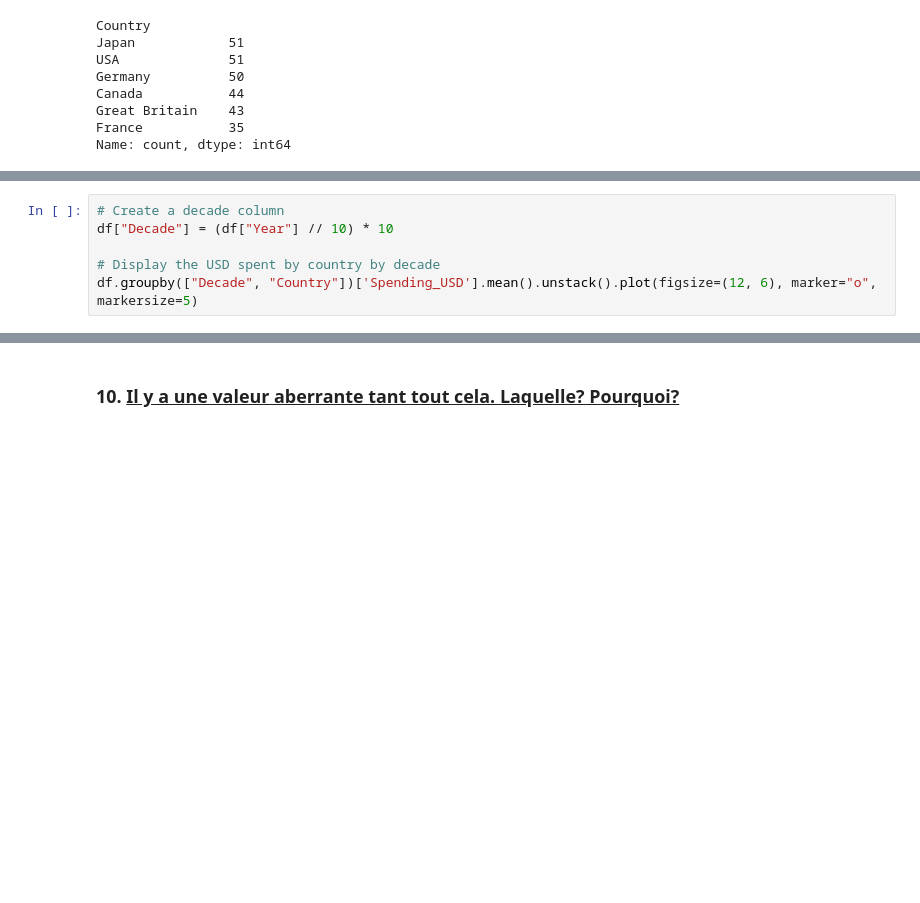
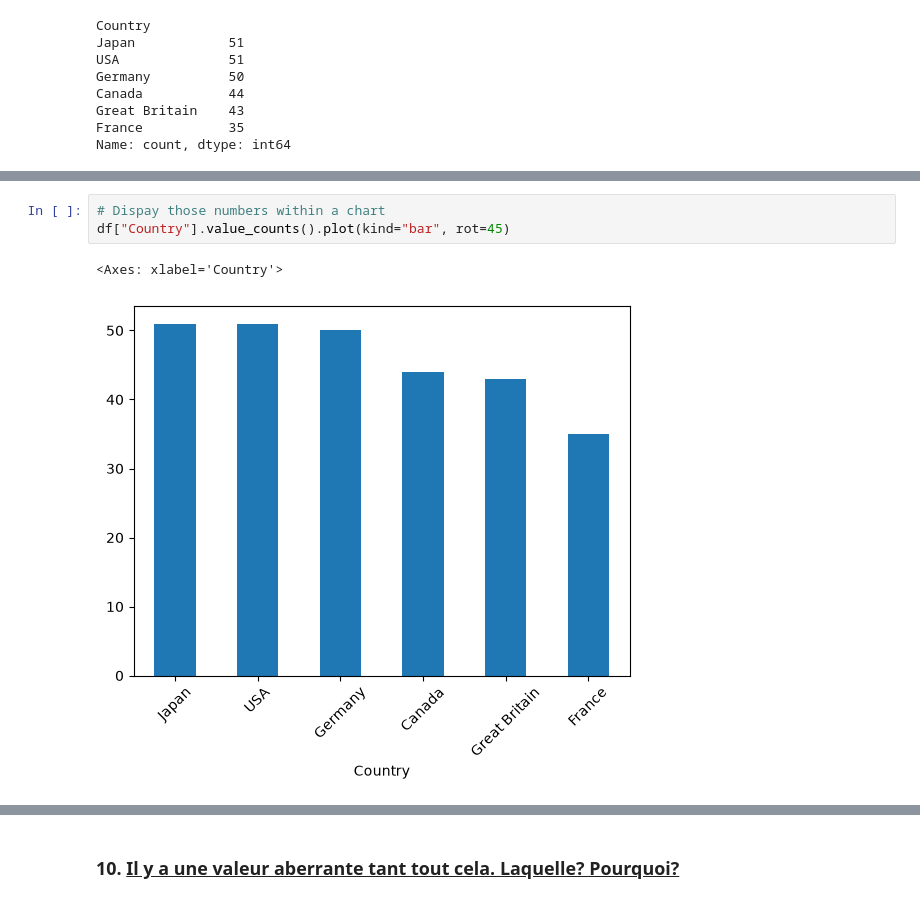
Before and after one commit to JDVegas/AI-Practical_ML-PRO, a Jupyter notebook: 01_Pilier_de_lIA/Methodologie_IA/1_BA-BA_Analyse_de_donnees/1_MEPratique_Exo1_Correction.ipynb, the cells around one changed output, grey strips where cells are left out. Drawn from its saved outputs; the diff is of its cells as text; blank space fills up the shorter version.

```diff
--- a/01_Pilier_de_lIA/Methodologie_IA/1_BA-BA_Analyse_de_donnees/1_MEPratique_Exo1_Correction.ipynb
+++ b/01_Pilier_de_lIA/Methodologie_IA/1_BA-BA_Analyse_de_donnees/1_MEPratique_Exo1_Correction.ipynb
@@ -182,6 +110,0 @@ Maintenant, on pourrait voiloir générer une courbe par pays pour avoir le mont
-# %%
-# Create a decade column
-df["Decade"] = (df["Year"] // 10) * 10
-
-# Display the USD spent by country by decade
-df.groupby(["Decade", "Country"])['Spending_USD'].mean().unstack().plot(figsize=(12, 6), marker="o", markersize=5)
@@ -279,0 +157,6 @@ Comme toujours, ces valeurs sont à mettre en perspective avec le conxte poitico
+# %%
+# Dispay those numbers within a chart
+df["Country"].value_counts().plot(kind="bar", rot=45)
+# %% [output]
+<Axes: xlabel='Country'>
+[figure, added]
```
Also changed, not shown: parts of 61 cells of this notebook.
